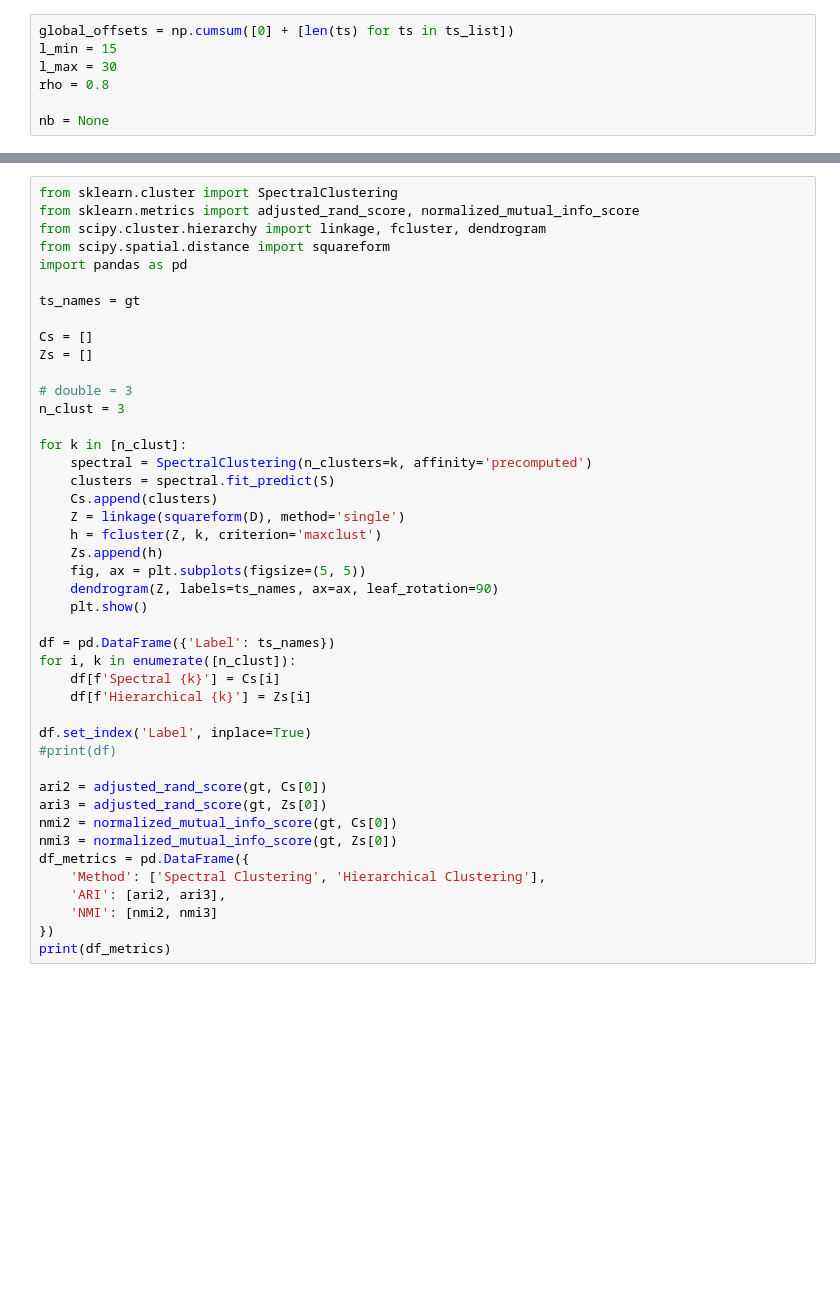
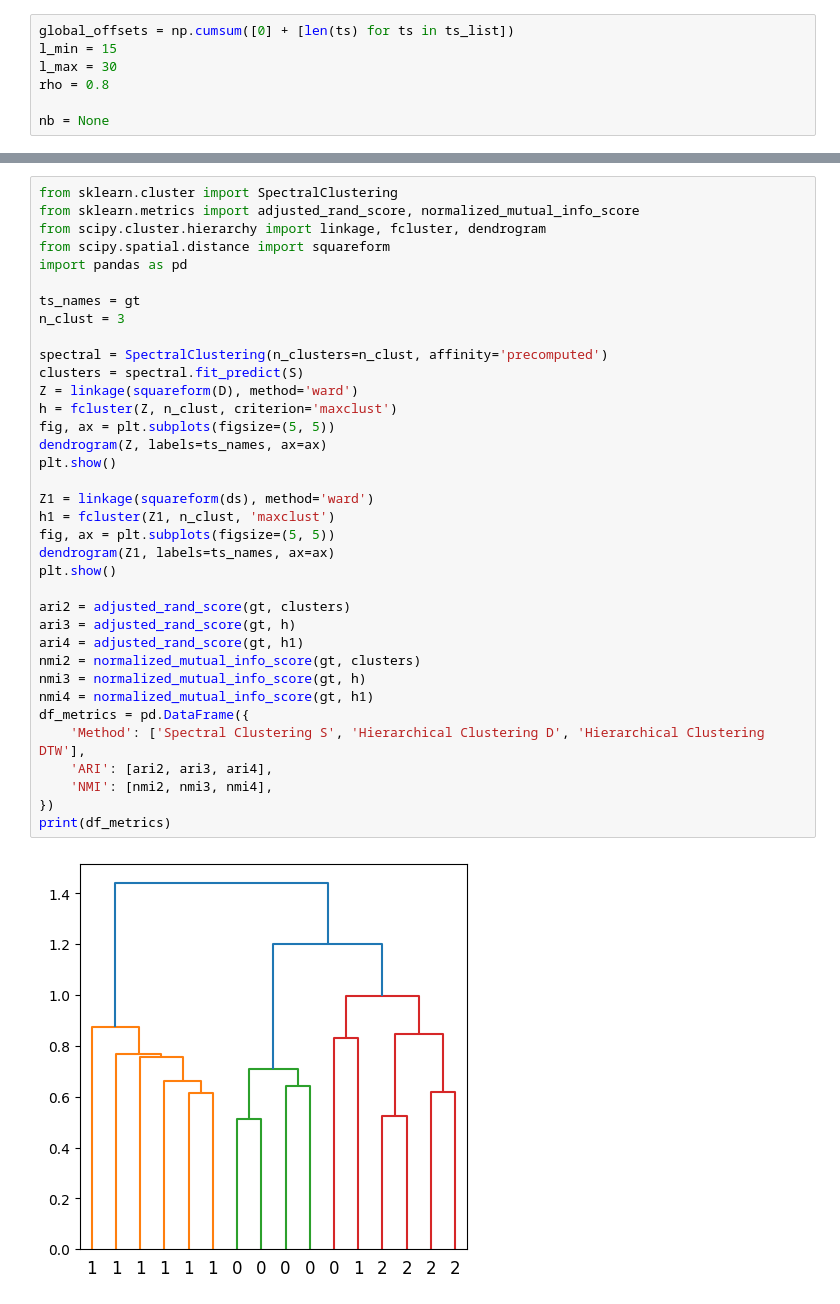
Before and after one commit to KULJasperCremers/loconsensus, a Jupyter notebook: usecase/double_activity.ipynb, the cells around one changed output, grey strips where cells are left out. Drawn from its saved outputs; the diff is of its cells as text; blank space fills up the shorter version.

```diff
--- a/usecase/double_activity.ipynb
+++ b/usecase/double_activity.ipynb
@@ -158,44 +157,38 @@ print(D.shape)
 # %%
 from sklearn.cluster import SpectralClustering
 from sklearn.metrics import adjusted_rand_score, normalized_mutual_info_score
 from scipy.cluster.hierarchy import linkage, fcluster, dendrogram
 from scipy.spatial.distance import squareform
 import pandas as pd
 
 ts_names = gt
-
-Cs = []
-Zs = []
-
-# double = 3
 n_clust = 3
 
-for k in [n_clust]:
-    spectral = SpectralClustering(n_clusters=k, affinity='precomputed')
-    clusters = spectral.fit_predict(S)
-    Cs.append(clusters)
-    Z = linkage(squareform(D), method='single')
-    h = fcluster(Z, k, criterion='maxclust')
-    Zs.append(h)
-    fig, ax = plt.subplots(figsize=(5, 5))
-    dendrogram(Z, labels=ts_names, ax=ax, leaf_rotation=90)
-    plt.show()
+spectral = SpectralClustering(n_clusters=n_clust, affinity='precomputed')
+clusters = spectral.fit_predict(S)
+Z = linkage(squareform(D), method='ward')
+h = fcluster(Z, n_clust, criterion='maxclust')
+fig, ax = plt.subplots(figsize=(5, 5))
+dendrogram(Z, labels=ts_names, ax=ax)
+plt.show()
 
-df = pd.DataFrame({'Label': ts_names})
-for i, k in enumerate([n_clust]):
-    df[f'Spectral {k}'] = Cs[i]
-    df[f'Hierarchical {k}'] = Zs[i]
+Z1 = linkage(squareform(ds), method='ward')
+h1 = fcluster(Z1, n_clust, 'maxclust')
+fig, ax = plt.subplots(figsize=(5, 5))
+dendrogram(Z1, labels=ts_names, ax=ax)
+plt.show()
 
-df.set_index('Label', inplace=True)
-#print(df)
-
-ari2 = adjusted_rand_score(gt, Cs[0])
-ari3 = adjusted_rand_score(gt, Zs[0])
-nmi2 = normalized_mutual_info_score(gt, Cs[0])
-nmi3 = normalized_mutual_info_score(gt, Zs[0])
+ari2 = adjusted_rand_score(gt, clusters)
+ari3 = adjusted_rand_score(gt, h)
+ari4 = adjusted_rand_score(gt, h1)
+nmi2 = normalized_mutual_info_score(gt, clusters)
+nmi3 = normalized_mutual_info_score(gt, h)
+nmi4 = normalized_mutual_info_score(gt, h1)
 df_metrics = pd.DataFrame({
-    'Method': ['Spectral Clustering', 'Hierarchical Clustering'],
-    'ARI': [ari2, ari3],
-    'NMI': [nmi2, nmi3]
+    'Method': ['Spectral Clustering S', 'Hierarchical Clustering D', 'Hierarchical Clustering DTW'],
+    'ARI': [ari2, ari3, ari4],
+    'NMI': [nmi2, nmi3, nmi4],
 })
 print(df_metrics)
+# %% [output]
+[figure, added]
```
Also changed, not shown: parts of 7 cells of this notebook, 7 other files.
